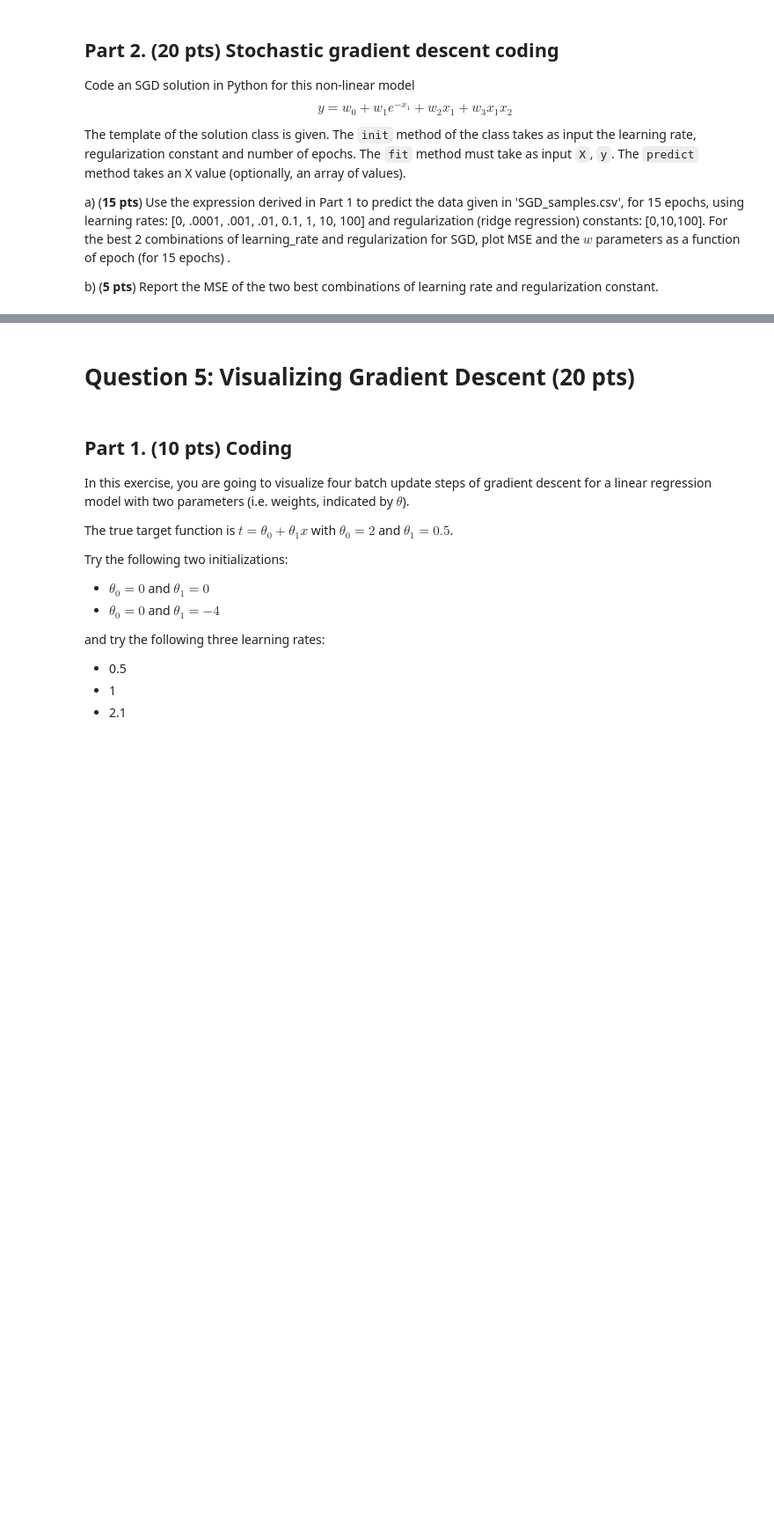
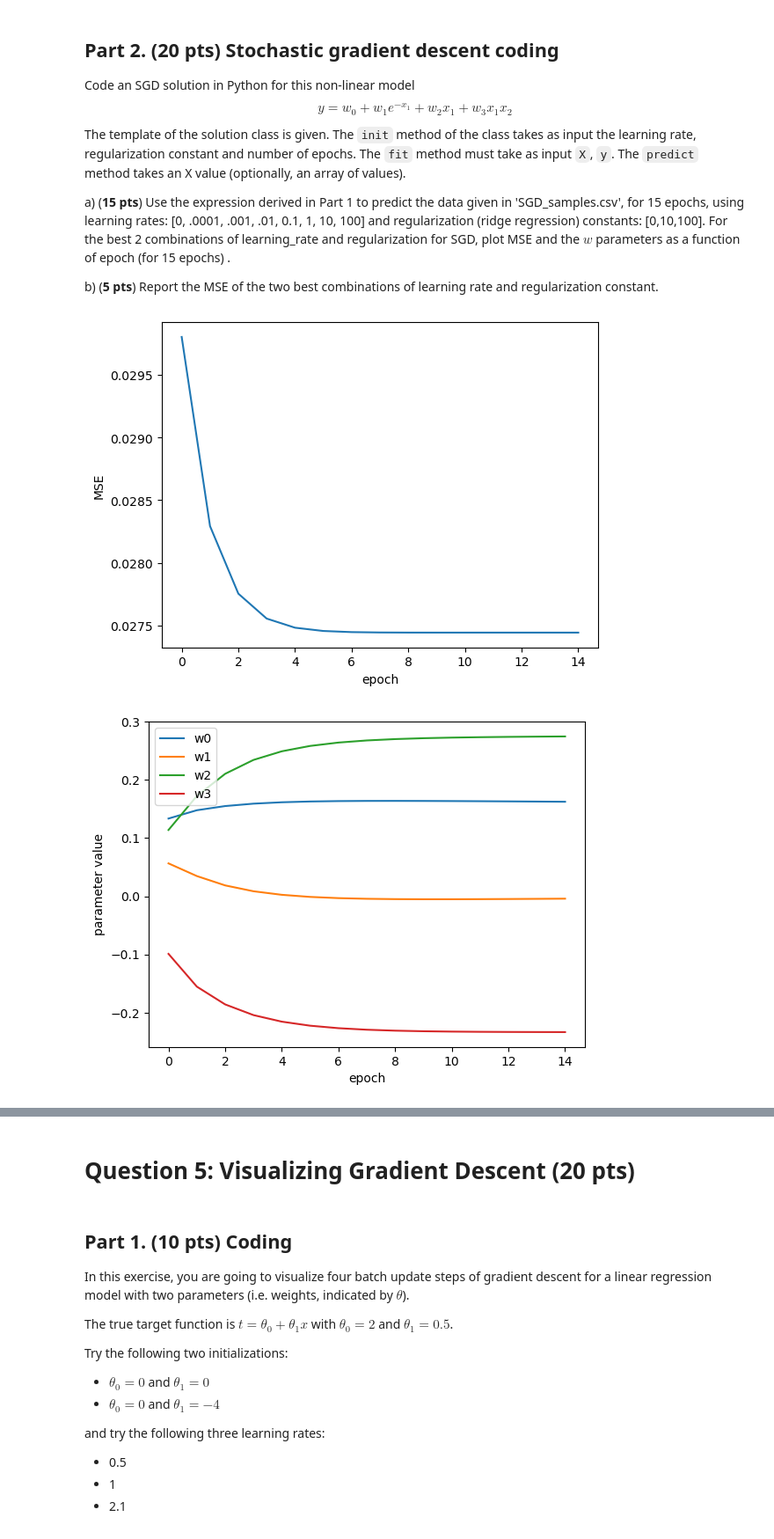
Before and after one commit to axj65/ece381, a Jupyter notebook: HW_2.ipynb, the cells around one changed output, grey strips where cells are left out. Shown at 88% size. Cells and saved outputs as stored; diff of their text form; code cells hidden in the pictures; blank space fills up the shorter version.

```diff
--- a/HW_2.ipynb
+++ b/HW_2.ipynb
@@ -215,6 +241,7 @@ import random
 import numpy as np
 import matplotlib.pyplot as plt
 import pandas as pd
+import math
 
 class Regression:
 
@@ -228,7 +255,7 @@ class Regression:
     def sgd(self, gradient):
         # Update the self.coef using SGD
         ### START CODE ###
-        self.coef = None
+        self.coef = self.coef - self.learning_rate * gradient
         ### END CODE ###
 
     def fit(self, X, y, update_rule='sgd', plot=False):
@@ -239,14 +266,18 @@ class Regression:
             for i in range(X.shape[0]):
                 # Compute error
                 ### START CODE ###
+                error = y[i] - self.linearPredict(X[i])
                 ### END CODE ###
 
                 # Compute gradients
                 ### START CODE ###
+                gradient = -2 * error * X[i] + 2 * self.regularization * self.coef
+
                 ### END CODE ###
 
                 # Update weights
                 ### START CODE ###
+                self.sgd(gradient)
                 ### END CODE ###
 
             coefs.append(self.coef)
@@ -284,7 +315,7 @@ class Regression:
     def linearPredict(self, X):
         # Compute the dot product of self.coef and X
         ### START CODE ###
-        return None
+        return np.dot(X, self.coef)
         ### END CODE ###
 # %%
 data = pd.read_csv('SGD_samples.csv')
@@ -297,8 +328,27 @@ regularization = [0, 10, 100]
 # Iterate through all combinations of learning rates and regularization strength
 # Use your Regression class to fit the data and record MSEs
 ### START CODE ###
+mse = {}
+for lr in learning_rate:
+  for reg in regularization:
+    reg_model = Regression(lr, reg, n_epochs)
+    reg_model.fit(X, y)
+    mse[(lr, reg)] = reg_model.lowest_mse
+
+mse = {k: v for k, v in mse.items() if not (isinstance(v, float) and math.isnan(v))}
+mse = sorted(mse.items(), key=lambda x: x[1])
+lowest_key_1 = mse[0][0]
+lowest_key_2 = mse[1][0]
 ### END CODE ###
 # %%
 # For the best two combinations, use the plot option in Regression.fit() to plot MSE and parameters as a function of epoch (15 epochs)
 ### START CODE ###
+reg_model = Regression(lowest_key_1[0], lowest_key_1[1], n_epochs)
+reg_model.fit(X, y, plot=True)
+
+reg_model2 = Regression(lowest_key_2[0], lowest_key_2[1], n_epochs)
+reg_model2.fit(X, y, plot=True)
 ### END CODE ###
+# %% [output]
+[figure, added]
+[figure, added]
```
Also changed, not shown: parts of 11 cells of this notebook.
